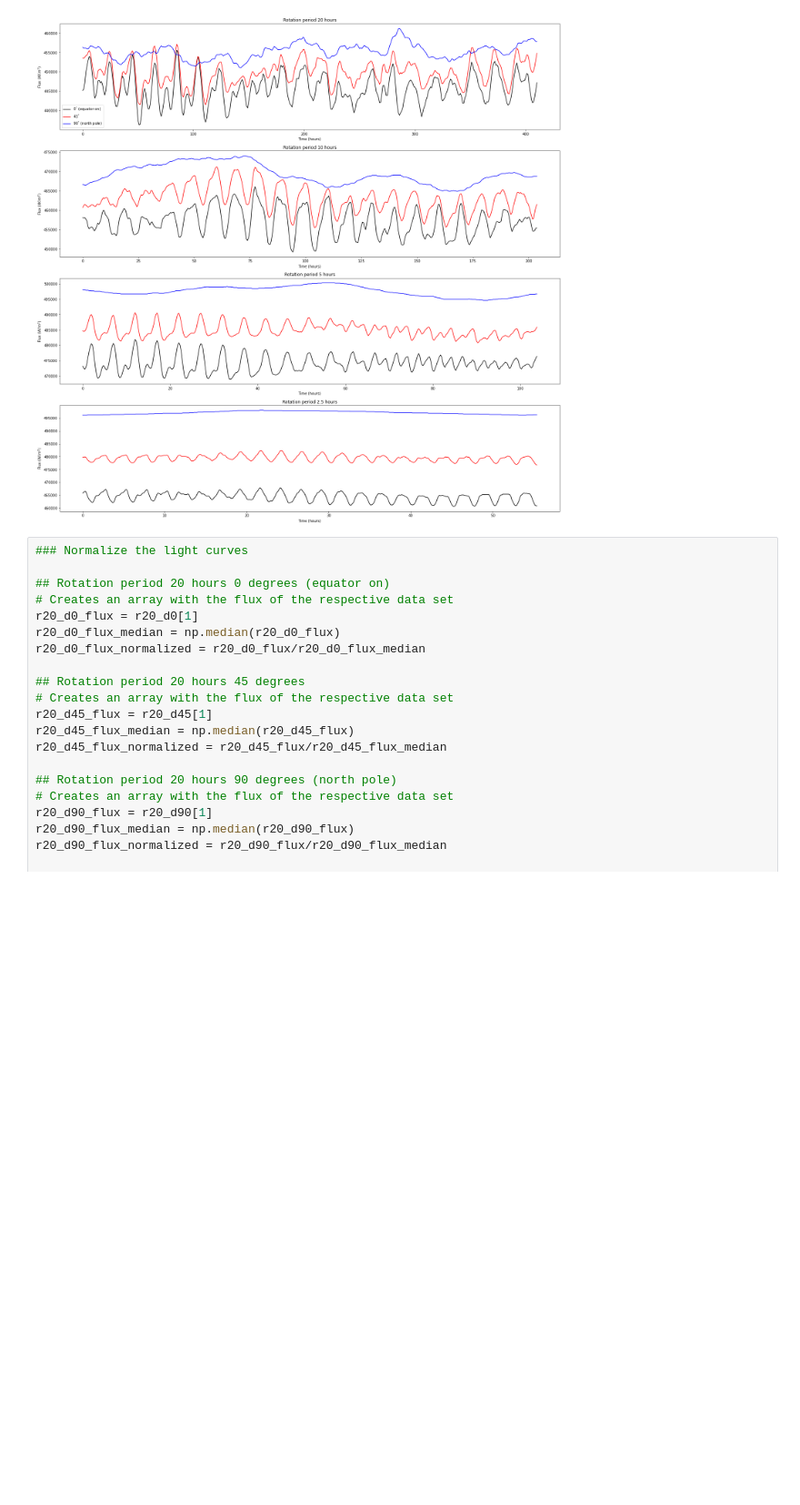
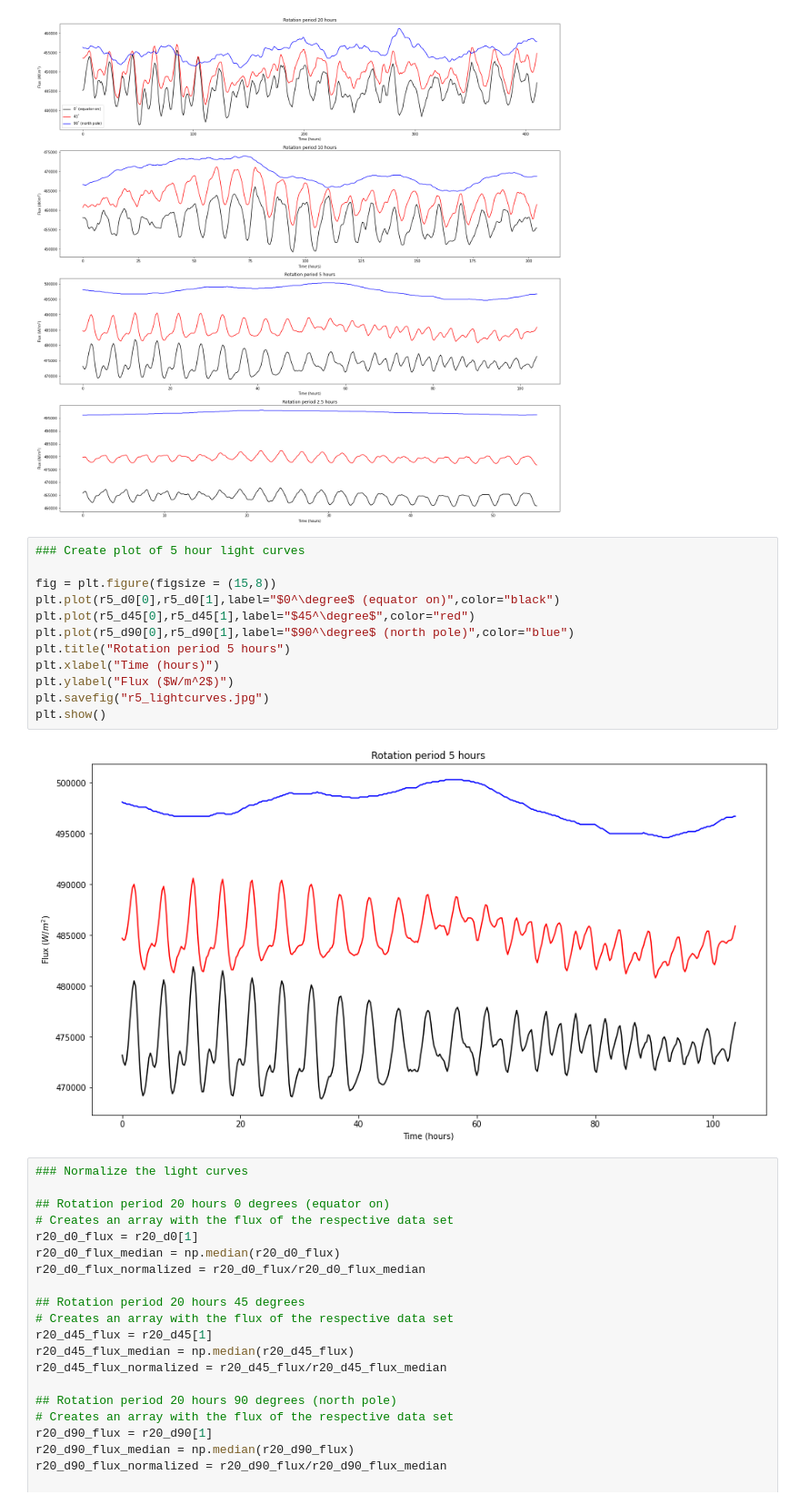
Before and after one commit to MohammadRefat23/StarryAtmospheres, a Jupyter notebook: LightCurves.ipynb, the cells around one changed output. Shown at 91% size. Saved outputs shown, nothing was run; the diff lists cells and outputs as text; blank space fills up the shorter version.

```diff
--- a/LightCurves.ipynb
+++ b/LightCurves.ipynb
@@ -89,6 +92,20 @@ ax4.set_ylabel("Flux ($W/m^2$)")
 plt.show()
 # %% [output]
 [figure]
+# %%
+### Create plot of 5 hour light curves
+
+fig = plt.figure(figsize = (15,8))
+plt.plot(r5_d0[0],r5_d0[1],label="$0^\degree$ (equator on)",color="black")
+plt.plot(r5_d45[0],r5_d45[1],label="$45^\degree$",color="red")
+plt.plot(r5_d90[0],r5_d90[1],label="$90^\degree$ (north pole)",color="blue")
+plt.title("Rotation period 5 hours")
+plt.xlabel("Time (hours)")
+plt.ylabel("Flux ($W/m^2$)")
+plt.savefig("r5_lightcurves.jpg")
+plt.show()
+# %% [output]
+[figure, added]
 # %%
 ### Normalize the light curves
 
```
Also changed, not shown: parts of 3 cells of this notebook, 4 other files.
